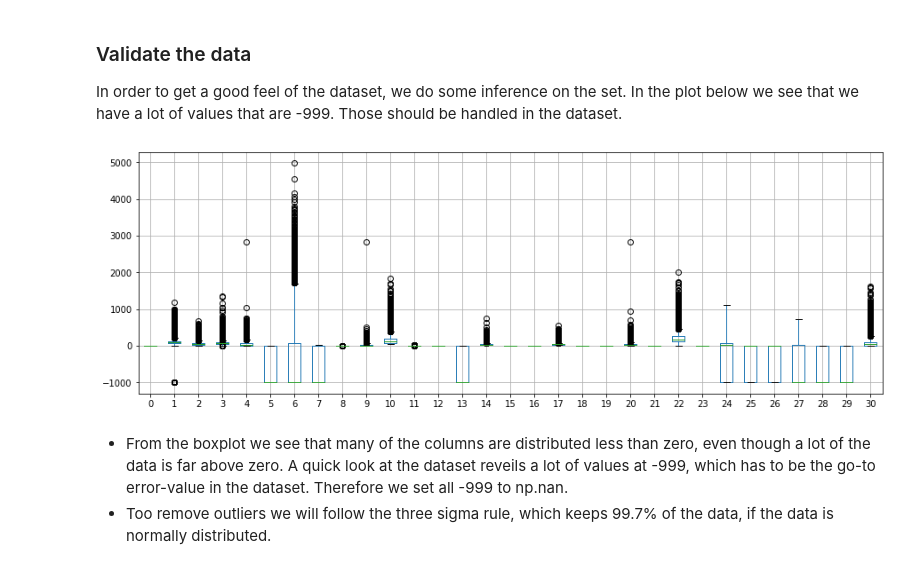
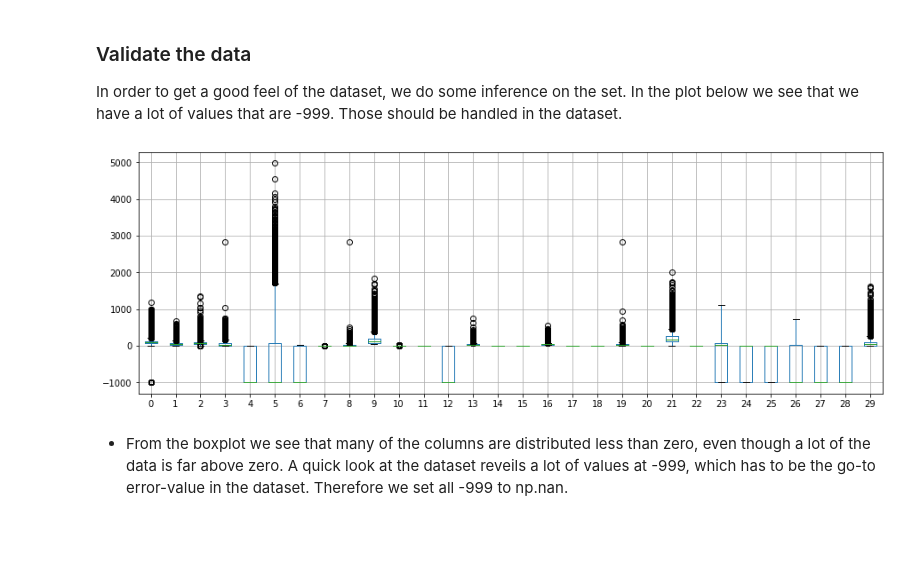
Before and after one commit to verafristedt/CS433-Projects, a Jupyter notebook: project1/clean_data.ipynb, the cells around one changed output. Saved outputs shown, nothing was run; the diff lists cells and outputs as text; code cells hidden in the pictures; blank space fills up the shorter version.

Commit message:
Updated clean data

```diff
--- a/project1/clean_data.ipynb
+++ b/project1/clean_data.ipynb
@@ -13,9 +16,9 @@ import pandas as pd
 from proj1_helpers import load_csv_data
 
 data_path = 'data/train.csv'
-y, tx, ids = load_csv_data(data_path, sub_sample=False)
+y, x, ids = load_csv_data(data_path, sub_sample=False)
 
-tx
+x
 # %% [output]
 array([[ 138.47 ,   51.655,   97.827, ...,    1.24 ,   -2.475,  113.497],
        [ 160.937,   68.768,  103.235, ..., -999.   , -999.   ,   46.226],
@@ -24,27 +27,21 @@ array([[ 138.47 ,   51.655,   97.827, ...,    1.24 ,   -2.475,  113.497],
        [ 105.457,   60.526,   75.839, ..., -999.   , -999.   ,   41.992],
        [  94.951,   19.362,   68.812, ..., -999.   , -999.   ,    0.   ],
        [-999.   ,   72.756,   70.831, ..., -999.   , -999.   ,    0.   ]])
-# %%
-from helpers import build_tx, standardize
-
-x = standardize(tx)
-tx = build_tx(tx)
 # %% [markdown]
 ### Validate the data
 In order to get a good feel of the dataset, we do some inference on the set. In the plot below we see that we have a lot of values that are -999. Those should be handled in the dataset.
 # %%
-def boxplot(y, tx):
+def boxplot(x):
     num_rows = 1
     num_cols = 1
     f, a = plt.subplots(num_rows, num_cols, figsize=(15,5))
-    tx_df = pd.DataFrame(data=tx)
+    tx_df = pd.DataFrame(data=x)
     tx_df.boxplot()
 
-boxplot(y,tx)
+boxplot(x)
 # %% [output]
-[figure, old version]
+[figure, new version]
 # %% [markdown]
 - From the boxplot we see that many of the columns are distributed less than zero, even though a lot of the data is far above zero. A quick look at the dataset reveils a lot of values at -999, which has to be the go-to error-value in the dataset. Therefore we set all -999 to np.nan.
-- Too remove outliers we will follow the three sigma rule, which keeps 99.7% of the data, if the data is normally distributed.
 # %%
 # Change all values that are equal to -999 in the dataset to np.nan
```
Also changed, not shown: parts of 9 cells of this notebook, 9 other files.
